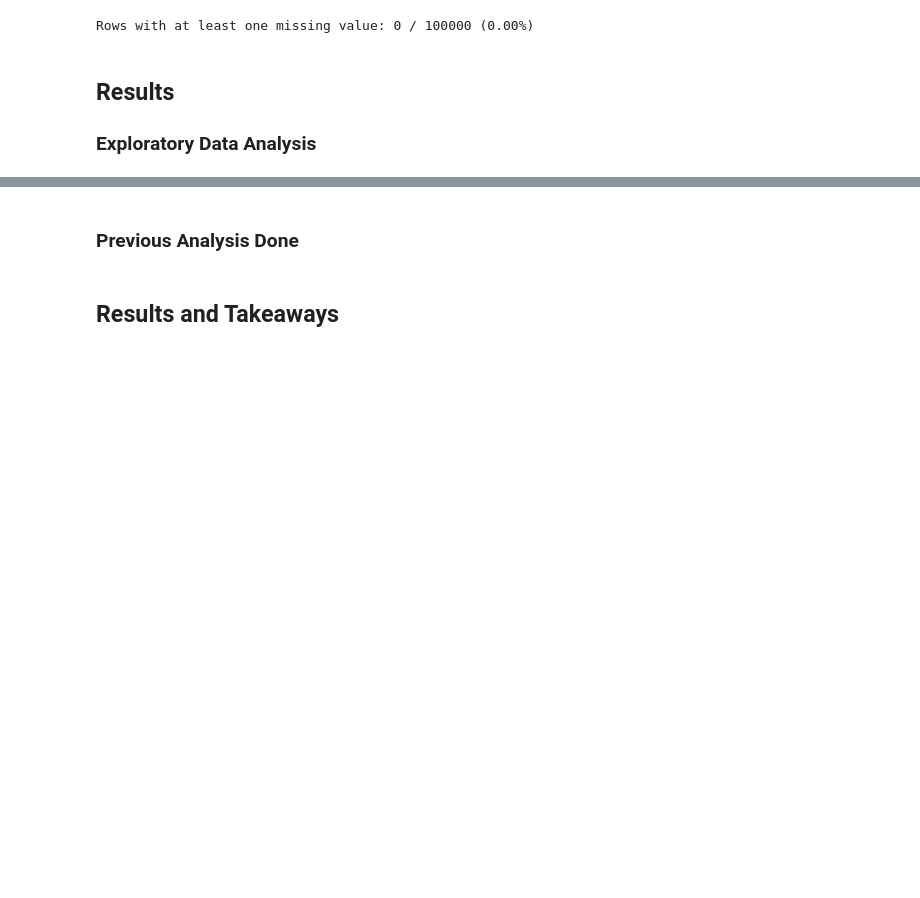
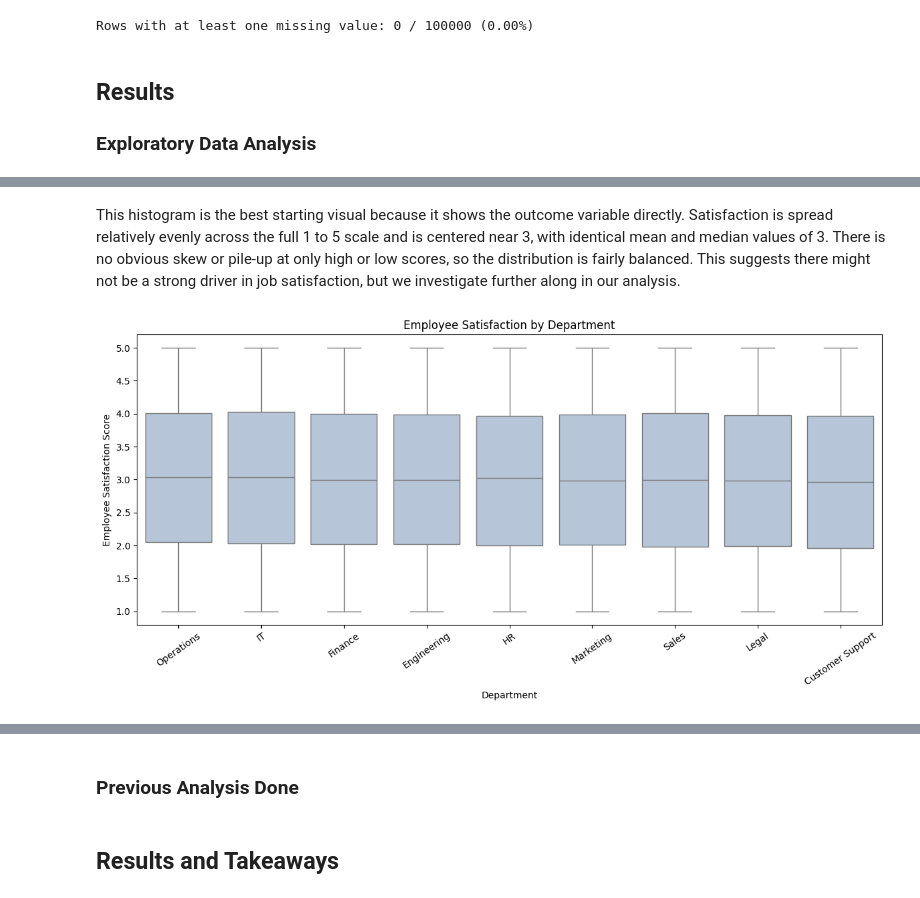
Before and after one commit to roxybehj/Math189_Group7, a Jupyter notebook: final_project.ipynb, the cells around one changed output, grey strips where cells are left out. Cells and saved outputs as stored; diff of their text form; code cells hidden in the pictures; blank space fills up the shorter version.

```diff
--- a/final_project.ipynb
+++ b/final_project.ipynb
@@ -205,0 +329,17 @@ Rows with at least one missing value: 0 / 100000 (0.00%)
+# %%
+# Grouped summary tables for the main relationships of interest.
+dept_summary = (
+    df_eda.groupby('Department')
+    .agg(
+        n=(satisfaction_col, 'size'),
+        mean_satisfaction=(satisfaction_col, 'mean'),
+        median_satisfaction=(satisfaction_col, 'median'),
+        sd_satisfaction=(satisfaction_col, 'std'),
+        resigned_rate=('Resigned', 'mean'),
+        mean_salary=('Monthly_Salary', 'mean'),
+        median_tenure=('Years_At_Company', 'median')
+    )
+    .sort_values('mean_satisfaction', ascending=False)
+)
+dept_summary['resigned_rate'] = dept_summary['resigned_rate'] * 100
+dept_summary.round(2)
@@ -205,0 +440,23 @@ Rows with at least one missing value: 0 / 100000 (0.00%)
+# %% [markdown]
+This histogram is the best starting visual because it shows the outcome variable directly. Satisfaction is spread relatively evenly across the full 1 to 5 scale and is centered near 3, with identical mean and median values of 3. There is no obvious skew or pile-up at only high or low scores, so the distribution is fairly balanced. This suggests there might not be a strong driver in job satisfaction, but we investigate further along in our analysis.
+# %%
+# Satisfaction by department.
+dept_order = dept_summary.index.tolist()
+
+fig, ax = plt.subplots(figsize=(12, 6))
+sns.boxplot(
+    data=df_eda,
+    x='Department',
+    y=satisfaction_col,
+    order=dept_order,
+    color='lightsteelblue',
+    ax=ax
+)
+ax.set_title('Employee Satisfaction by Department')
+ax.set_xlabel('Department')
+ax.set_ylabel('Employee Satisfaction Score')
+ax.tick_params(axis='x', rotation=35)
+plt.tight_layout()
+plt.show()
+# %% [output]
+[figure, added]
```
Also changed, not shown: parts of 18 cells of this notebook.
